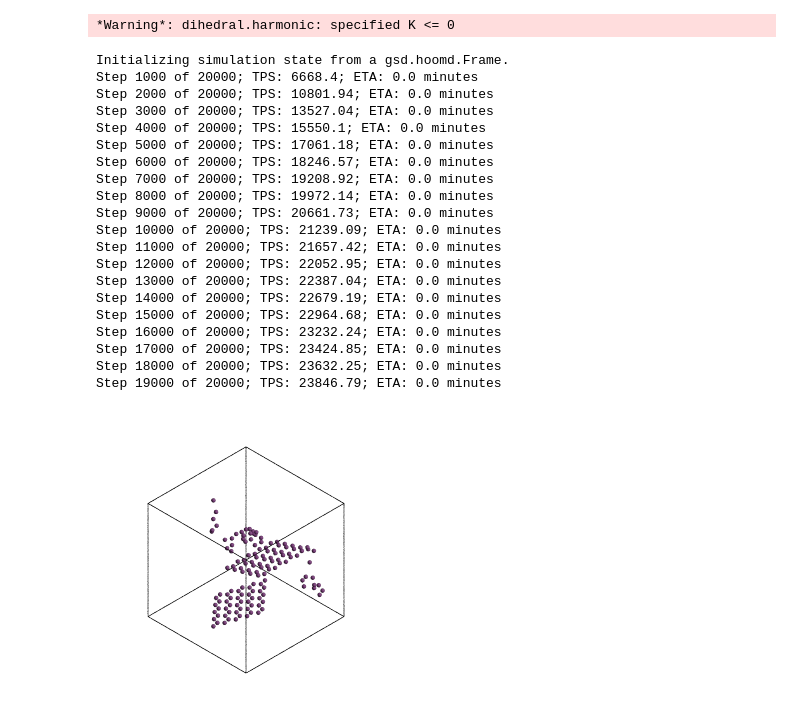
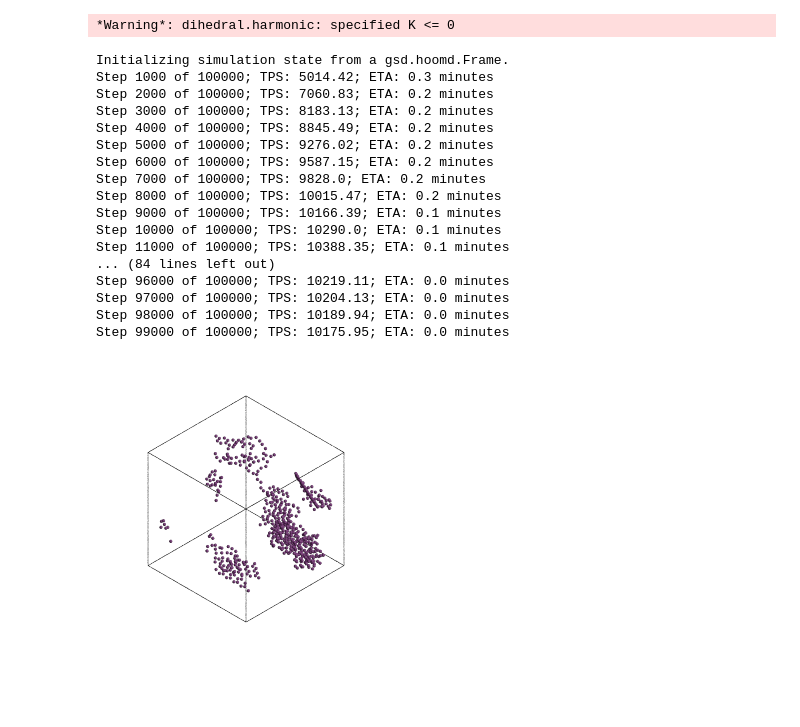
Before and after one commit to eridanirojas/mxene, a Jupyter notebook: example/ej_flakes.ipynb, the cells around one changed output. Cells and saved outputs as stored; diff of their text form; code cells hidden in the pictures; blank space fills up the shorter version.

Commit message:
adding overlap to prevent freezing

```diff
--- a/example/ej_flakes.ipynb
+++ b/example/ej_flakes.ipynb
@@ -50,59 +50,57 @@ class Graphene(System):
     def _build_system(self):
         return self.all_molecules[0]
 #OK, so we want to initialize a system with some chains and some flakes
-kg_chain = LJChain(lengths=20,num_mols=2)
+kg_chain = LJChain(lengths=20,num_mols=20)
 sheet = Graphene(x_repeat=5, y_repeat=5, n_layers=1, periodicity=(False, False, False))
-system = Pack(molecules=[Molecule(compound=sheet.all_molecules[0], num_mols=2), kg_chain], density=0.1, packing_expand_factor = 6, seed=2)
+system = Pack(molecules=[Molecule(compound=sheet.all_molecules[0], num_mols=5), kg_chain], density=0.1, packing_expand_factor = 6, seed=2,overlap=1.1)
 system.visualize()
 # %% [output]
 [interactive output not drawn]
 # %%
 # this FF is for research question
 ff = BeadSpring(
     r_cut=2.5,
+    #r_cut=2**(1/6),
     beads={
         "A": dict(epsilon=1.0, sigma=1.0),  # chains
         "F": dict(epsilon=1.0, sigma=1.0),  # flakes
     },
     bonds={
         "F-F": dict(r0=1.0, k=1000),
         "A-A": dict(r0=1.0, k=1000.0),  # increased k to avoid chain collapse
     },
     angles={
         "A-A-A": dict(t0=2* np.pi / 3., k=100.0),   # moderate stiffness for chains
         "F-F-F": dict(t0=2 * np.pi / 3., k=5000),
     },
     dihedrals={
         "A-A-A-A": dict(phi0=0.0, k=0, d=-1, n=2), #need to turn this on later, messed up with straight chains
         "F-F-F-F": dict(phi0=0.0, k=500, d=-1, n=2),
     }
 )
 cpu = hoomd.device.CPU()
 sim = Simulation(initial_state=system.hoomd_snapshot, forcefield=ff.hoomd_forces, device=cpu, dt = 0.0005, gsd_write_freq=int(1000), log_file_name = "ej_flakes.txt")
-sim.run_NVT(n_steps=20000, kT=1, tau_kt=.1)
+sim.run_NVT(n_steps=100_000, kT=1, tau_kt=.1,thermalize_particles=True)
 sim.flush_writers()
 sim_visualizer = FresnelGSD(gsd_file="trajectory.gsd", frame=-1, view_axis=(1, 1, 1))
 sim_visualizer.view()
 # %% [output]
 *Warning*: dihedral.harmonic: specified K <= 0
 Initializing simulation state from a gsd.hoomd.Frame.
-Step 1000 of 20000; TPS: 6668.4; ETA: 0.0 minutes
-Step 2000 of 20000; TPS: 10801.94; ETA: 0.0 minutes
-Step 3000 of 20000; TPS: 13527.04; ETA: 0.0 minutes
-Step 4000 of 20000; TPS: 15550.1; ETA: 0.0 minutes
-Step 5000 of 20000; TPS: 17061.18; ETA: 0.0 minutes
-Step 6000 of 20000; TPS: 18246.57; ETA: 0.0 minutes
-Step 7000 of 20000; TPS: 19208.92; ETA: 0.0 minutes
-Step 8000 of 20000; TPS: 19972.14; ETA: 0.0 minutes
-Step 9000 of 20000; TPS: 20661.73; ETA: 0.0 minutes
-Step 10000 of 20000; TPS: 21239.09; ETA: 0.0 minutes
-Step 11000 of 20000; TPS: 21657.42; ETA: 0.0 minutes
-Step 12000 of 20000; TPS: 22052.95; ETA: 0.0 minutes
-Step 13000 of 20000; TPS: 22387.04; ETA: 0.0 minutes
-Step 14000 of 20000; TPS: 22679.19; ETA: 0.0 minutes
-Step 15000 of 20000; TPS: 22964.68; ETA: 0.0 minutes
-Step 16000 of 20000; TPS: 23232.24; ETA: 0.0 minutes
-Step 17000 of 20000; TPS: 23424.85; ETA: 0.0 minutes
-Step 18000 of 20000; TPS: 23632.25; ETA: 0.0 minutes
-Step 19000 of 20000; TPS: 23846.79; ETA: 0.0 minutes
+Step 1000 of 100000; TPS: 5014.42; ETA: 0.3 minutes
+Step 2000 of 100000; TPS: 7060.83; ETA: 0.2 minutes
+Step 3000 of 100000; TPS: 8183.13; ETA: 0.2 minutes
+Step 4000 of 100000; TPS: 8845.49; ETA: 0.2 minutes
+Step 5000 of 100000; TPS: 9276.02; ETA: 0.2 minutes
+Step 6000 of 100000; TPS: 9587.15; ETA: 0.2 minutes
+Step 7000 of 100000; TPS: 9828.0; ETA: 0.2 minutes
+Step 8000 of 100000; TPS: 10015.47; ETA: 0.2 minutes
+Step 9000 of 100000; TPS: 10166.39; ETA: 0.1 minutes
+Step 10000 of 100000; TPS: 10290.0; ETA: 0.1 minutes
+Step 11000 of 100000; TPS: 10388.35; ETA: 0.1 minutes
+... (84 lines left out)
+Step 96000 of 100000; TPS: 10219.11; ETA: 0.0 minutes
+Step 97000 of 100000; TPS: 10204.13; ETA: 0.0 minutes
+Step 98000 of 100000; TPS: 10189.94; ETA: 0.0 minutes
+Step 99000 of 100000; TPS: 10175.95; ETA: 0.0 minutes
-[figure, old version]
+[figure, new version]
```
